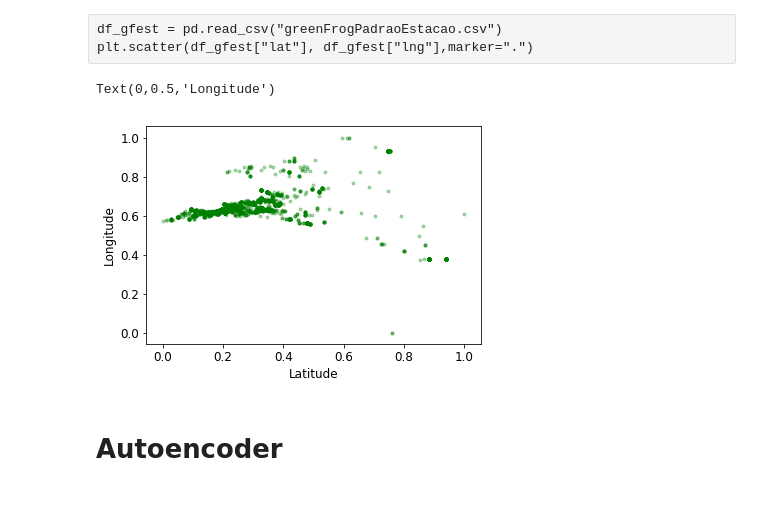
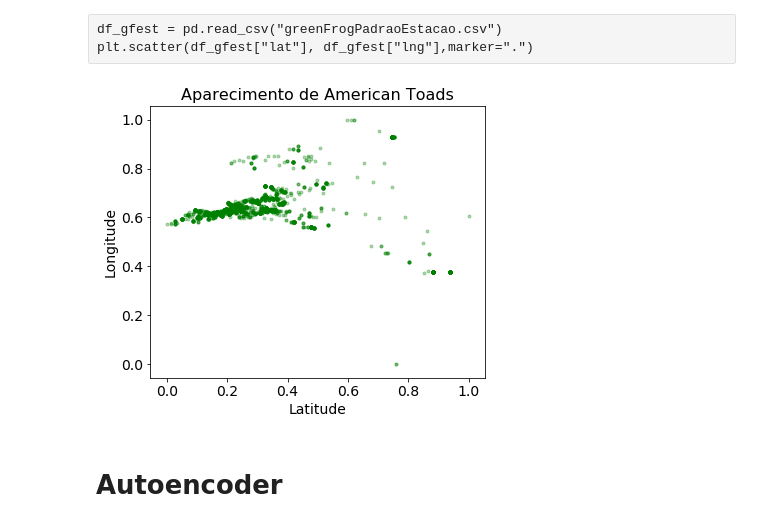
Before and after one commit to nabsonp/Autoencoder_Distribuicao_Especies, a Jupyter notebook: Treinamento.ipynb, the cells around one changed output. Cells and saved outputs as stored; diff of their text form; code cells hidden in the pictures.

```diff
--- a/Treinamento.ipynb
+++ b/Treinamento.ipynb
@@ -33,12 +33,16 @@ plt.scatter(df_spmes["lat"], df_spmes["lng"],marker=".")
 df_gfest = pd.read_csv("greenFrogPadraoEstacao.csv")
 plt.scatter(df_gfest["lat"], df_gfest["lng"],marker=".")
 # %%
+plt.figure(figsize=(6,5))
+plt.rc('font',size=14)
+plt.rc('axes',titlesize=16)
 plt.scatter(df_atmes["lat"], df_atmes["lng"],marker=".",alpha='0.3',color="green")
 plt.xlabel('Latitude')
 plt.ylabel("Longitude")
+plt.title("Aparecimento de American Toads")
+plt.show()
 # %% [output]
-Text(0,0.5,'Longitude')
-[figure, old version]
+[figure, new version]
 # %% [markdown]
 # Autoencoder
 # %%
```
Also changed, not shown: parts of 35 cells of this notebook.
